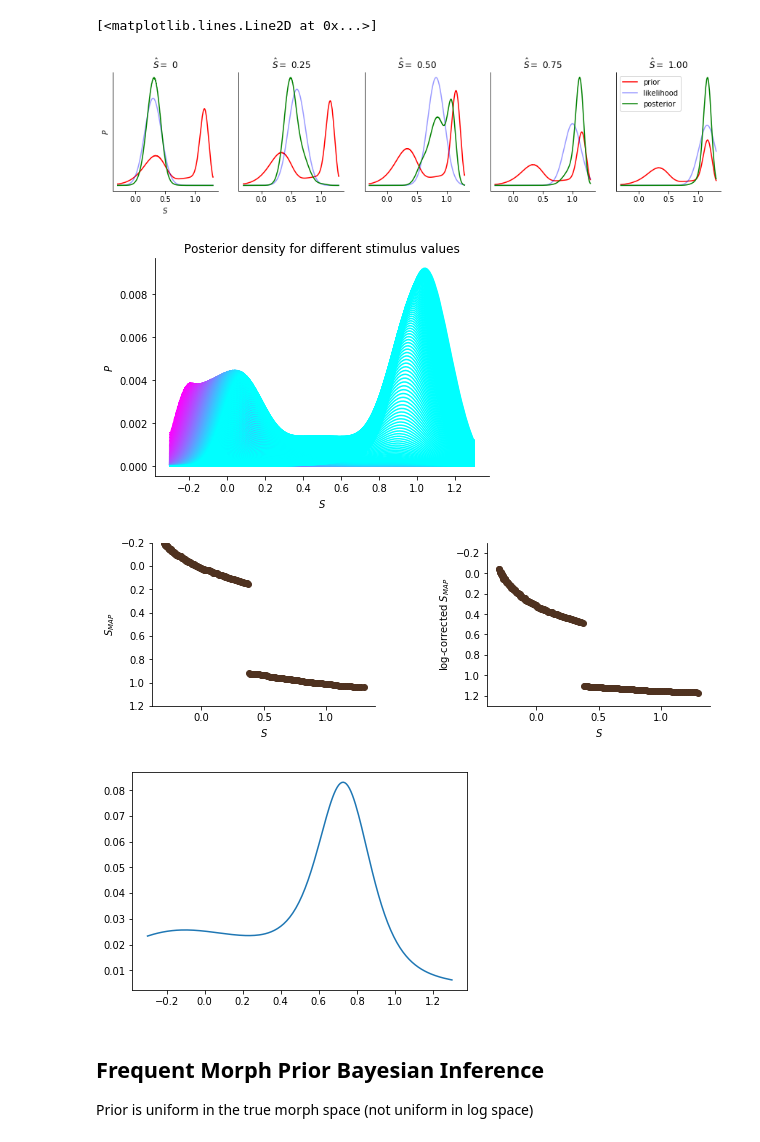
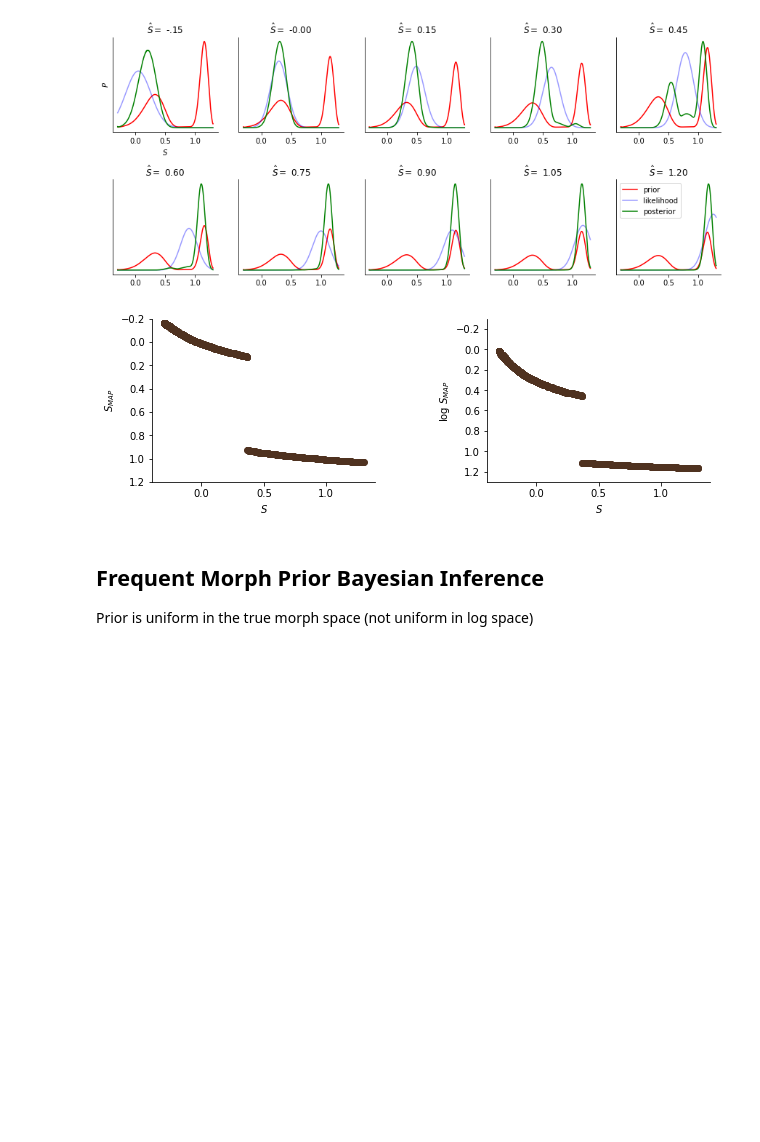
Before and after one commit to GiocomoLab/PlittGiocomo_2021, a Jupyter notebook: MAP_Estimation_Demo.ipynb, the cells around one changed output. Cells and saved outputs as stored; diff of their text form; code cells hidden in the pictures; blank space fills up the shorter version.

Commit message:
Added thorough demo and documentation for MAP estimation demo

```diff
--- a/MAP_Estimation_Demo.ipynb
+++ b/MAP_Estimation_Demo.ipynb
@@ -32,0 +56,17 @@ The results look like the mouse perceives the stimulus on the log scale, so I am
+# %%
+# first, showing that the log-transform for each aspect of the stimulus is the same
+
+_theta = np.linspace(-.1,1.1,num=1000) # possible morph values for a single aspect of the stimulus
+
+# actual values of stimuli shown to mice in native space
+f0_t,f1_t = .2, .8 # fraction green S=0, fraction blue S=1
+f0_b,f1_b = .2,.8 # fraction black S=0, fraction white S=1
+f0_w, f1_w = 3, 12 # actual frequencies of sine waves on wall for S= 0 and S=1 stimuli
+
+# plotting log of stimulus values
+f,ax = plt.subplots()
+ax.plot(_theta,np.log(f0_t*(1-_theta)+f1_t*_theta), label = 'tower')
+ax.scatter(_theta[::100], np.log(f0_b*(1-_theta[::100])+f1_b*_theta[::100]), marker='x',color='red',label = 'background')
+ax.plot(_theta, np.log(f0_w*(1-_theta)+f1_w*_theta), label = 'wall')
+
+ax.legend()
@@ -198,13 +242,11 @@ def convert_prior_to_log(prior,samp = np.linspace(-.3,1.3,num=1000)):
 # %%
-### BUILD PRIOR
+# setup Rare Morph prior
+samp = np.linspace(-.3,1.3,num=1000)
 
-# setup Rare Morph prior in logspace as a Gaussian mixture with means at 0 and 1
-samp = np.linspace(-.3,1.3,num=1000)
-dens = unif(0,.2,samp)+unif(1,.2,samp)+1E-1
+dens = unif(0,.2,samp)+unif(1,.2,samp)+1E-2
 f = unif(.5,.2,samp)
-rare_prior = np.convolve(np.convolve(dens,f,mode='same'),f,mode='same')
+rare_prior = np.convolve(np.convolve(np.convolve(dens,f,mode='same'),f,mode='same'),f,mode='same')
 rare_prior = rare_prior/rare_prior.sum()
 
-
-rare_log_dens, rare_lcs,fig = convert_prior_to_log(rare_prior)
+rare_log_dens, fig = convert_prior_to_log(rare_prior)
 # %% [output]
@@ -212,15 +254,10 @@ rare_log_dens, rare_lcs,fig = convert_prior_to_log(rare_prior)
 # %%
 # RUN INFERENCE
 
-rare_p_shat, rare_p_shat_var,(f_post_demo,ax_post_demo),(f_post_dens,ax_post_dens),(f_MAP,ax_MAP) = run_posterior_inference(rare_log_dens,color=plt.cm.copper(.25))
-f,ax = plt.subplots()
-ax.plot(theta,rare_p_shat_var)
+rare_p_shat, rare_p_shat_var,(f_post_demo,ax_post_demo),(f_MAP,ax_MAP) = run_posterior_inference(rare_log_dens,color=plt.cm.copper(.25))
 # %% [output]
-[<matplotlib.lines.Line2D at 0x...>]
-[figure, old version]
+[figure, new version]
-[figure, old version]
+[figure, new version]
-[figure, removed]
-[figure, removed]
 # %% [markdown]
 ## Frequent Morph Prior Bayesian Inference
 Prior is uniform in the true morph space (not uniform in log space)
```
Also changed, not shown: parts of 15 cells of this notebook.
